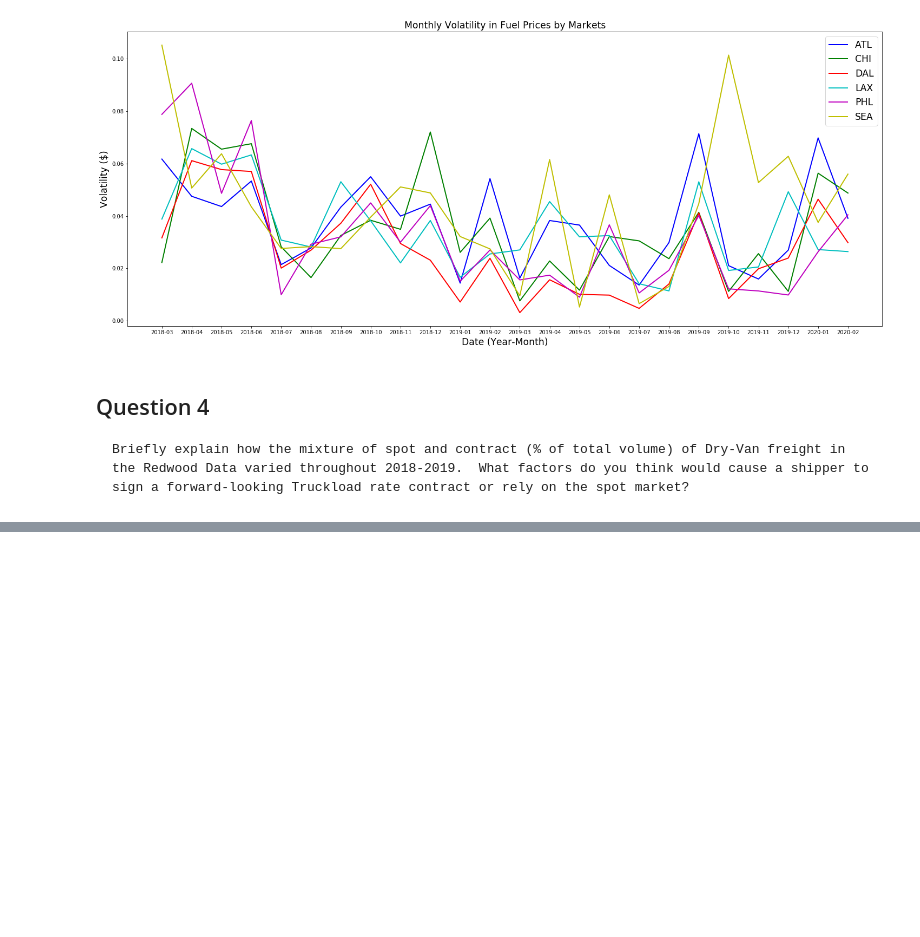
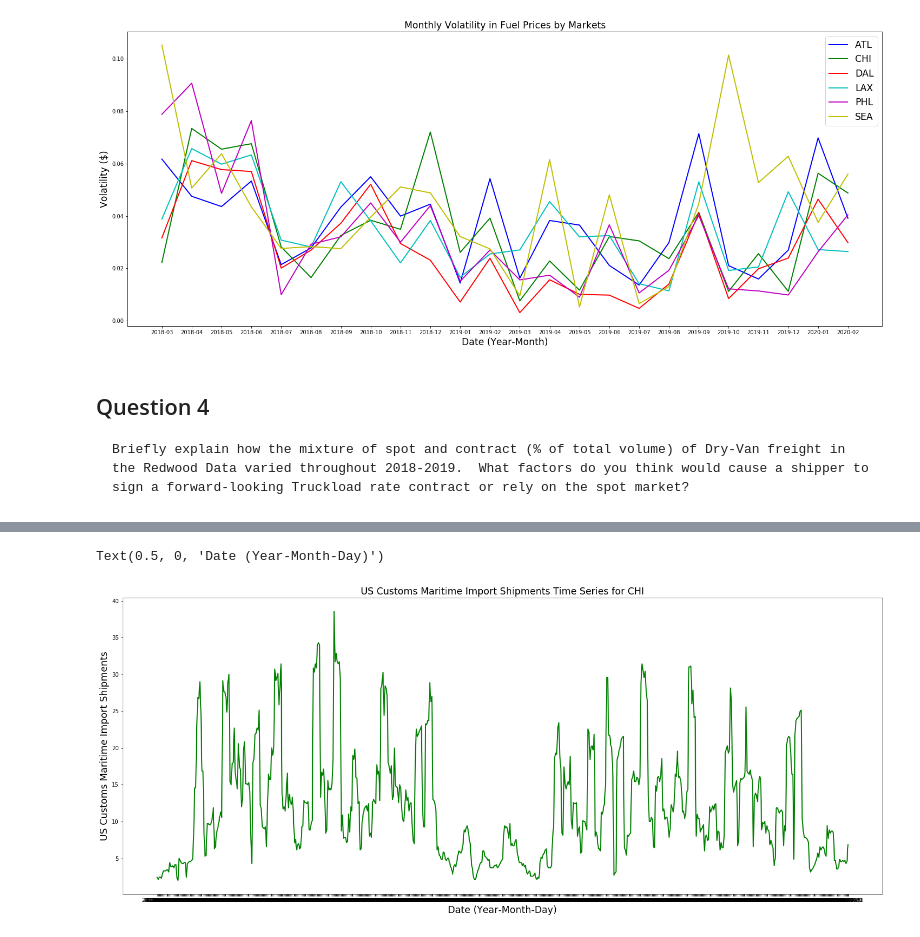
Before and after one commit to cmarshall1999/Loyola-Supply-Chain-Competition, a Jupyter notebook: Loyola-Supply-Chain-Analysis.ipynb, the cells around one changed output, grey strips where cells are left out. Cells and saved outputs as stored; diff of their text form; code cells hidden in the pictures; blank space fills up the shorter version.

```diff
--- a/Loyola-Supply-Chain-Analysis.ipynb
+++ b/Loyola-Supply-Chain-Analysis.ipynb
@@ -444,0 +544,44 @@ plt.legend(fontsize='xx-large')
+# %%
+CSTM_value = CSTM_value.reset_index()
+# %%
+cstm_chi=list(CSTM_value[CSTM_value['granularity1']=='CHI']['data_timestamp'])
+cstm_dal=list(CSTM_value[CSTM_value['granularity1']=='DAL']['data_timestamp'])
+cstm_lax=list(CSTM_value[CSTM_value['granularity1']=='LAX']['data_timestamp'])
+cstm_phl=list(CSTM_value[CSTM_value['granularity1']=='PHL']['data_timestamp'])
+cstm_sea=list(CSTM_value[CSTM_value['granularity1']=='SEA']['data_timestamp'])
+# %%
+x_chi=[]
+x_dal=[]
+x_lax=[]
+x_phl=[]
+x_sea=[]
+
+for i in range(len(cstm_chi)):
+    x_chi.append(cstm_chi[i].strftime('%Y-%m-%d'))
+
+for i in range(len(cstm_dal)):
+    x_dal.append(cstm_dal[i].strftime('%Y-%m-%d'))
+
+for i in range(len(cstm_lax)):
+    x_lax.append(cstm_lax[i].strftime('%Y-%m-%d'))
+
+for i in range(len(cstm_phl)):
+    x_phl.append(cstm_phl[i].strftime('%Y-%m-%d'))
+
+for i in range(len(cstm_sea)):
+    x_sea.append(cstm_sea[i].strftime('%Y-%m-%d'))
+# %%
+y_chi=CSTM_value[CSTM_value['granularity1']=='CHI']['data_value']
+y_dal=CSTM_value[CSTM_value['granularity1']=='DAL']['data_value']
+y_lax=CSTM_value[CSTM_value['granularity1']=='LAX']['data_value']
+y_phl=CSTM_value[CSTM_value['granularity1']=='PHL']['data_value']
+y_sea=CSTM_value[CSTM_value['granularity1']=='SEA']['data_value']
+# %%
+fig3 = plt.figure(figsize=(25,10))
+plt.plot(x_chi, y_chi, marker='', color='g', linewidth=2,label="CHI")
+plt.title('US Customs Maritime Import Shipments Time Series for CHI',fontsize='xx-large')
+plt.ylabel('US Customs Maritime Import Shipments',fontsize='xx-large')
+plt.xlabel('Date (Year-Month-Day)',fontsize='xx-large')
+# %% [output]
+Text(0.5, 0, 'Date (Year-Month-Day)')
+[figure, added]
```
Also changed, not shown: parts of 75 cells of this notebook.
